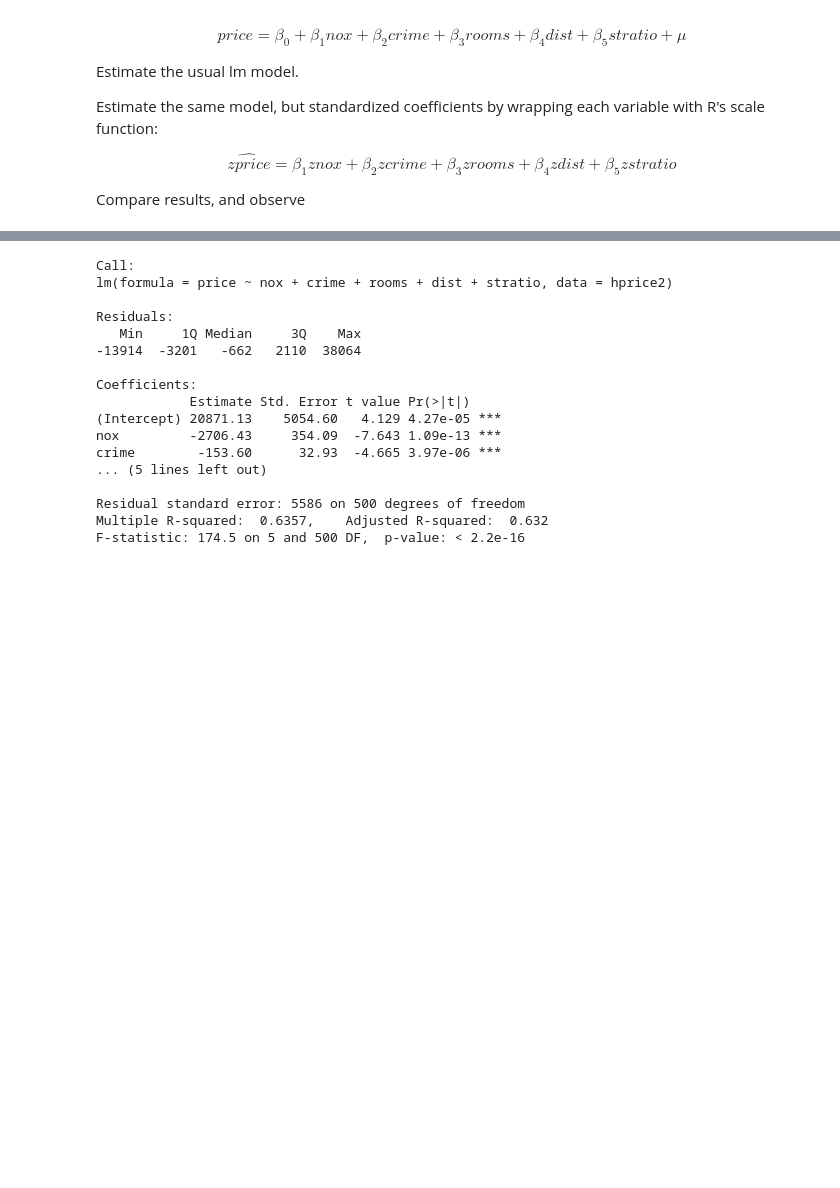
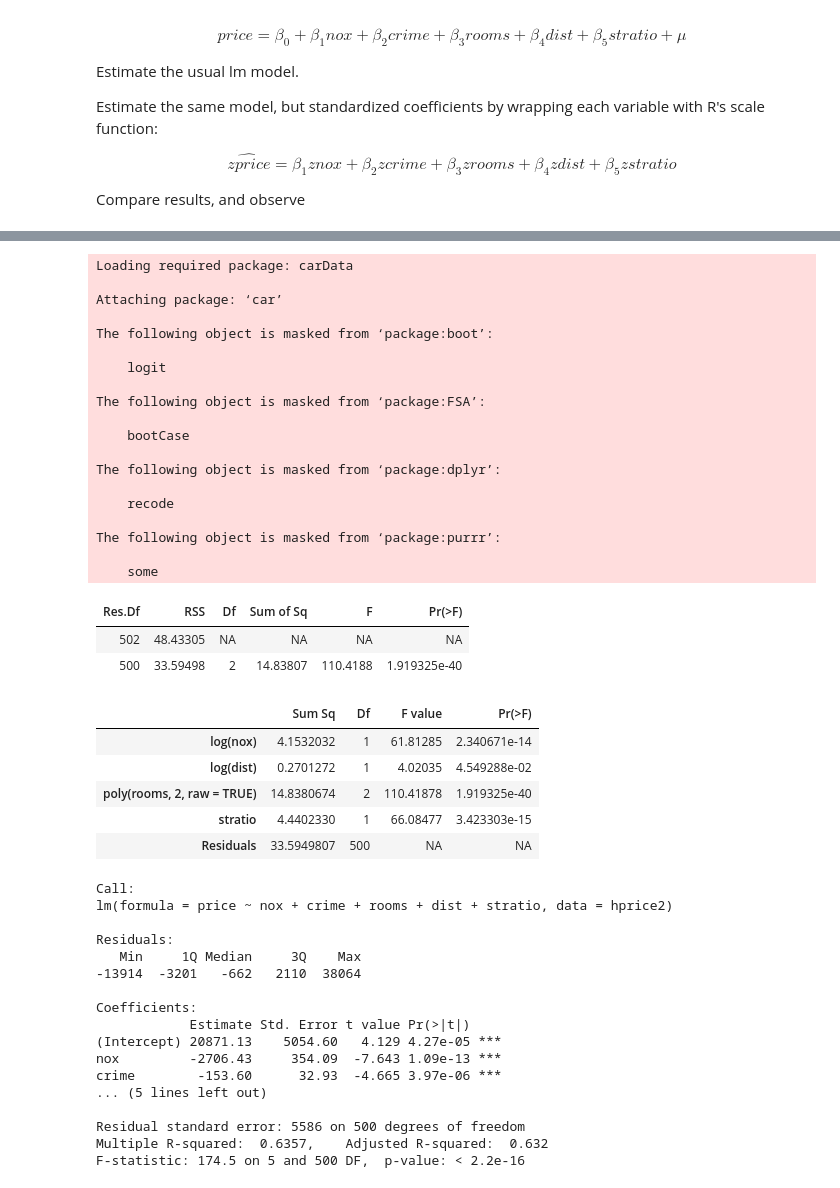
Before and after one commit to jonduan/RIntroEconometrics, a Jupyter notebook: Introductory_Econometrics_wooldridge/Chapter 6 Multiple Regression Further Issues.ipynb, the cells around one changed output, grey strips where cells are left out. Saved outputs shown, nothing was run; the diff lists cells and outputs as text; code cells hidden in the pictures; blank space fills up the shorter version.

```diff
--- a/Introductory_Econometrics_wooldridge/Chapter 6 Multiple Regression Further Issues.ipynb
+++ b/Introductory_Econometrics_wooldridge/Chapter 6 Multiple Regression Further Issues.ipynb
@@ -32,3 +92,43 @@ housing_level <- lm(price ~ nox + crime + rooms + dist + stratio, data = hprice2
+# %%
+library(car)
+data(hprice2, package='wooldridge')
+res <- lm(log(price)~log(nox)+log(dist)+poly(rooms,2,raw=TRUE)+
+           stratio,data=hprice2)
+
+# Manual F test for rooms:
+linearHypothesis(res, matchCoefs(res,"rooms"))
+
+# ANOVA (type 2) table:
+Anova(res)
+# %% [output]
+Loading required package: carData
+
+Attaching package: ‘car’
+
+The following object is masked from ‘package:boot’:
+
+    logit
+
+The following object is masked from ‘package:FSA’:
+
+    bootCase
+
+The following object is masked from ‘package:dplyr’:
+
+    recode
+
+The following object is masked from ‘package:purrr’:
+
+    some
+| Res.Df | RSS | Df | Sum of Sq | F | Pr(>F) |
+| 502 | 48.43305 | NA | NA | NA | NA |
+| 500 | 33.59498 | 2 | 14.83807 | 110.4188 | 1.919325e-40 |
+|  | Sum Sq | Df | F value | Pr(>F) |
+| log(nox) | 4.1532032 | 1 | 61.81285 | 2.340671e-14 |
+| log(dist) | 0.2701272 | 1 | 4.02035 | 4.549288e-02 |
+| poly(rooms, 2, raw = TRUE) | 14.8380674 | 2 | 110.41878 | 1.919325e-40 |
+| stratio | 4.4402330 | 1 | 66.08477 | 3.423303e-15 |
+| Residuals | 33.5949807 | 500 | NA | NA |
 # %%
 housing_standardized <- lm(scale(price) ~ 0 + scale(nox) + scale(crime) + scale(rooms) + scale(dist) + scale(stratio), data = hprice2)
 # %%
```
Also changed, not shown: parts of 94 cells of this notebook, 14 other files.
